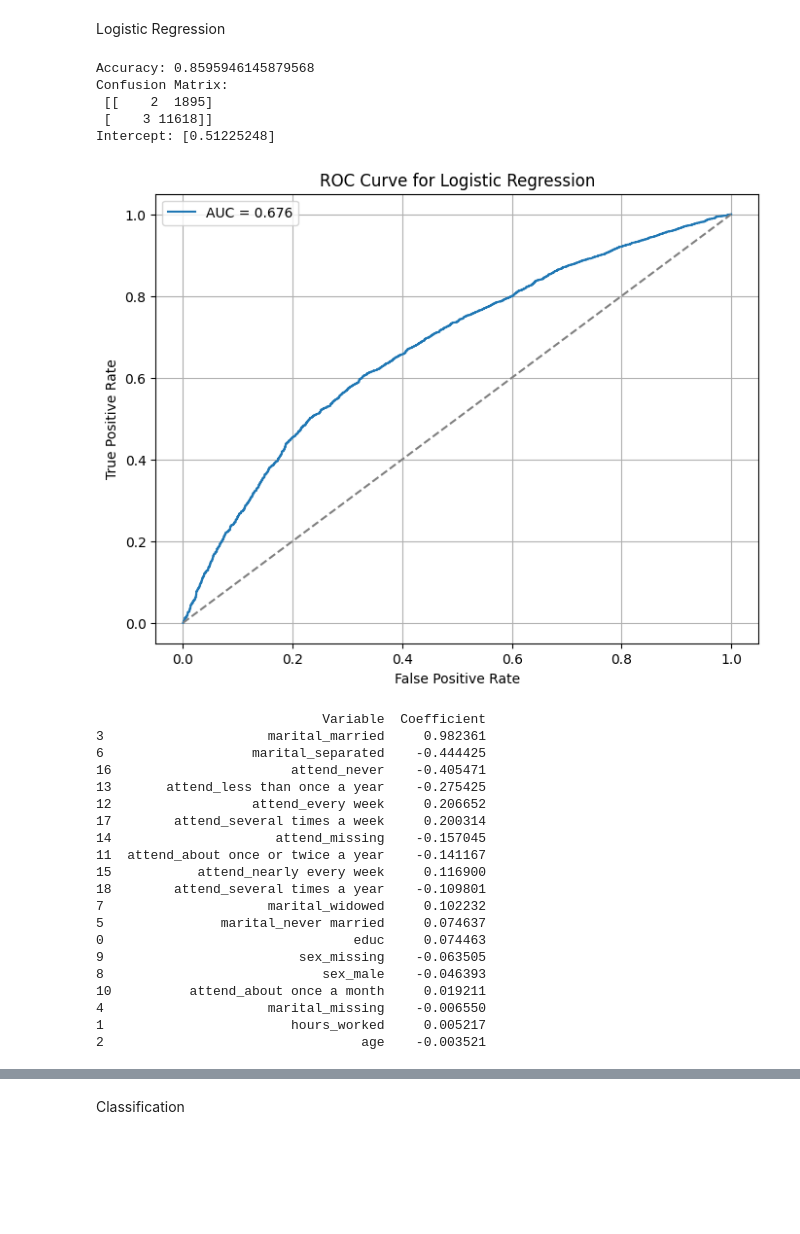
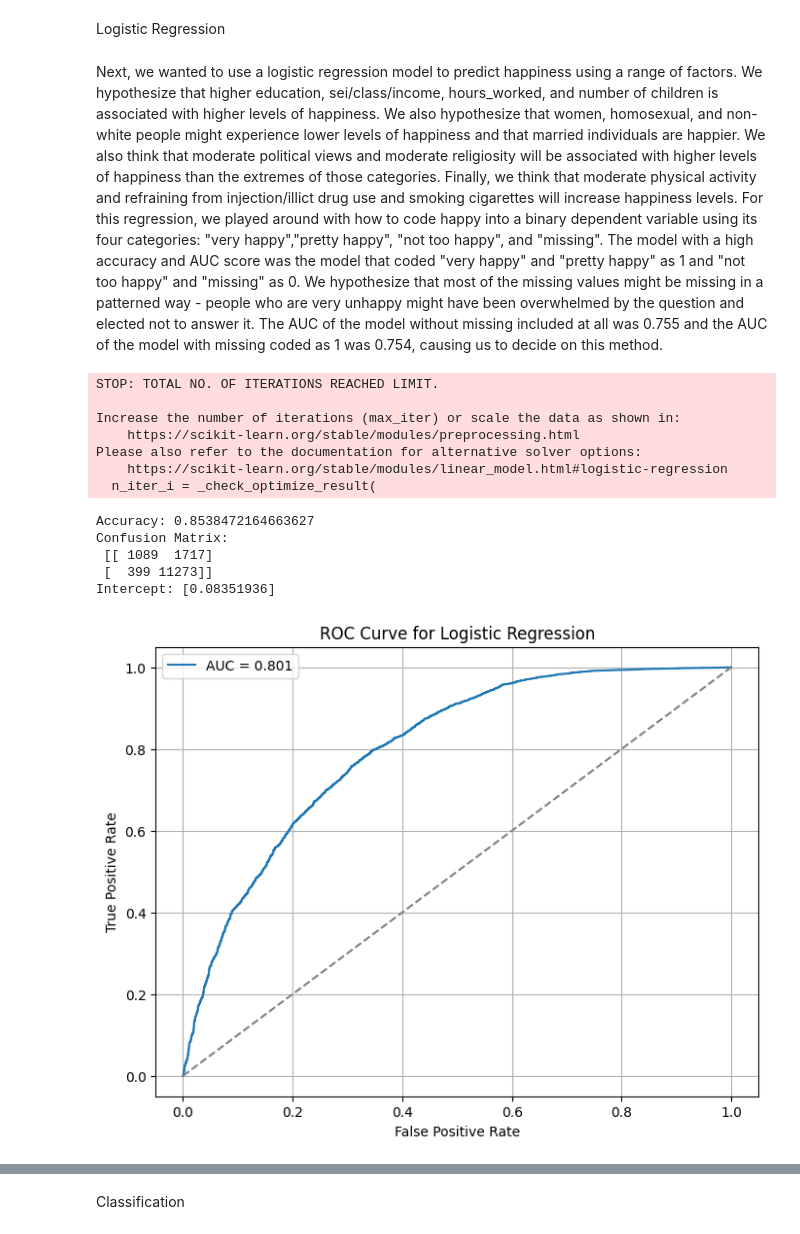
Before and after one commit to fwx5ax/Final-Project-DS3001, a Jupyter notebook: Project.ipynb, the cells around one changed output, grey strips where cells are left out. Drawn from its saved outputs; the diff is of its cells as text; code cells hidden in the pictures; blank space fills up the shorter version.

Commit message:
logistic writeup

```diff
--- a/Project.ipynb
+++ b/Project.ipynb
@@ -774,5 +774,7 @@ We used a lasso regression with an alpha value of 5.0 in order to narrow down th
 # %% [markdown]
 Logistic Regression
+# %% [markdown]
+Next, we wanted to use a logistic regression model to predict happiness using a range of factors. We hypothesize that higher education, sei/class/income, hours_worked, and number of children is associated with higher levels of happiness. We also hypothesize that women, homosexual, and non-white people might experience lower levels of happiness and that married individuals are happier. We also think that moderate political views and moderate religiosity will be associated with higher levels of happiness than the extremes of those categories. Finally, we think that moderate physical activity and refraining from injection/illict drug use and smoking cigarettes will increase happiness levels. For this regression, we played around with how to code happy into a binary dependent variable using its four categories: "very happy","pretty happy", "not too happy", and "missing". The model with a high accuracy and AUC score was the model that coded "very happy" and "pretty happy" as 1 and "not too happy" and "missing" as 0. We hypothesize that most of the missing values might be missing in a patterned way - people who are very unhappy might have been overwhelmed by the question and elected not to answer it. The AUC of the model without missing included at all was 0.755 and the AUC of the model with missing coded as 1 was 0.754, causing us to decide on this method.
 # %%
 import pandas as pd
 from sklearn.linear_model import LogisticRegression
@@ -781,15 +783,18 @@ from sklearn.metrics import accuracy_score, confusion_matrix
 import matplotlib.pyplot as plt
 from sklearn.metrics import roc_curve, roc_auc_score
 
-# Recode 'happy' to binary: 1 = happy, 0 = not too happy
+# Recode 'happy' to binary: 1 = happy, 0 = not too happy or missing
 gss['happy_binary'] = gss['happy'].map({
     'very happy': 1,
     'pretty happy': 1,
-    'not too happy': 0
+    'not too happy': 0,
+    'missing': 0
 })
 
 # Choose predictors
-features = ['marital', 'educ', 'sex', 'hours_worked', 'attend','age']
+features = ['marital', 'educ', 'sex', 'hours_worked', 'attend','age','number_of_children','health','smokeday','polviews',
+            'number_partners','inj_drugs','physact','stress','race_ethnicity','household_income',
+            'sexornt','financial_satis','class','sei','neighborhood_safety']
 
 # Subset data and drop missing
 df = gss[['happy_binary'] + features].dropna()
@@ -813,65 +818,43 @@ print("Accuracy:", accuracy_score(y_test, y_pred))
 print("Confusion Matrix:\n", confusion_matrix(y_test, y_pred))
 print("Intercept:", log_reg.intercept_)
 
 # Predict probabilities for the positive class (1)
 y_pred_proba = log_reg.predict_proba(X_test)[:, 1]
 
 # Calculate False Positive Rate and True Positive Rate
 fpr, tpr, thresholds = roc_curve(y_test, y_pred_proba)
 
 # Calculate AUC (Area Under Curve)
 auc_score = roc_auc_score(y_test, y_pred_proba)
 
 # Plot ROC Curve
 plt.figure(figsize=(8,6))
 plt.plot(fpr, tpr, label=f'AUC = {auc_score:.3f}')
 plt.plot([0, 1], [0, 1], linestyle='--', color='gray')  # random guess line
 plt.xlabel('False Positive Rate')
 plt.ylabel('True Positive Rate')
 plt.title('ROC Curve for Logistic Regression')
 plt.legend()
 plt.grid()
 plt.show()
 
 
 # Get feature names (X_test must be a DataFrame)
 feature_names = X_test.columns
 
 # Get coefficients from the trained logistic regression model
 coefficients = log_reg.coef_[0]
-
-# Create a nicely formatted DataFrame
-coef_df = pd.DataFrame({
-    'Variable': feature_names,
-    'Coefficient': coefficients
-}).sort_values(by='Coefficient', key=abs, ascending=False)
-
-# Display the result
-print(coef_df)
 # %% [output]
-Accuracy: 0.8595946145879568
-Confusion Matrix:
- [[    2  1895]
- [    3 11618]]
-Intercept: [0.51225248]
+STOP: TOTAL NO. OF ITERATIONS REACHED LIMIT.
+
+Increase the number of iterations (max_iter) or scale the data as shown in:
+    https://scikit-learn.org/stable/modules/preprocessing.html
+Please also refer to the documentation for alternative solver options:
+    https://scikit-learn.org/stable/modules/linear_model.html#logistic-regression
+  n_iter_i = _check_optimize_result(
+Accuracy: 0.8538472164663627
+Confusion Matrix:
+ [[ 1089  1717]
+ [  399 11273]]
+Intercept: [0.08351936]
-[figure, old version]
+[figure, new version]
-                             Variable  Coefficient
-3                     marital_married     0.982361
-6                   marital_separated    -0.444425
-16                       attend_never    -0.405471
-13       attend_less than once a year    -0.275425
-12                  attend_every week     0.206652
-17        attend_several times a week     0.200314
-14                     attend_missing    -0.157045
-11  attend_about once or twice a year    -0.141167
-15           attend_nearly every week     0.116900
-18        attend_several times a year    -0.109801
-7                     marital_widowed     0.102232
-5               marital_never married     0.074637
-0                                educ     0.074463
-9                         sex_missing    -0.063505
-8                            sex_male    -0.046393
-10          attend_about once a month     0.019211
-4                     marital_missing    -0.006550
-1                        hours_worked     0.005217
-2                                 age    -0.003521
```
Also changed, not shown: parts of 8 cells of this notebook.
